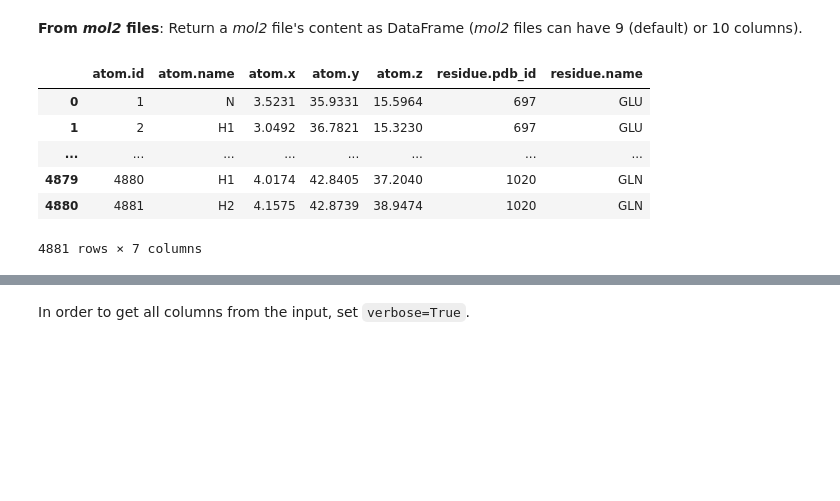
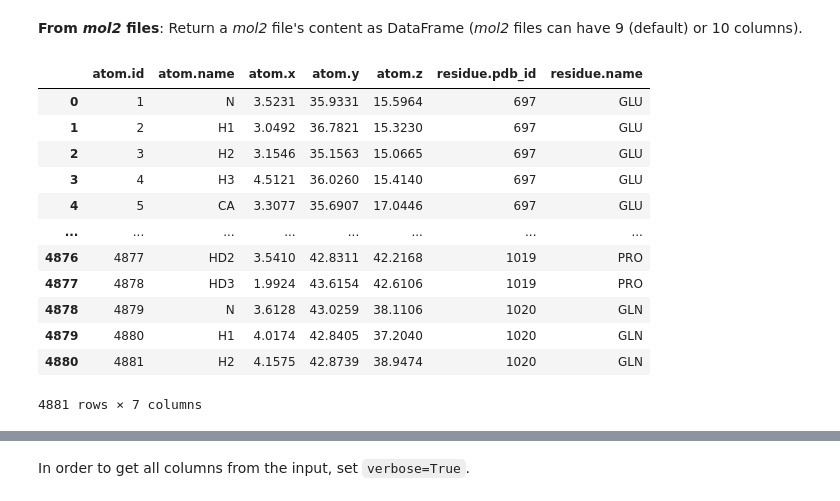
Before and after one commit to volkamerlab/opencadd, a Jupyter notebook: docs/tutorials/io.ipynb, the cells around one changed output, grey strips where cells are left out. Drawn from its saved outputs; the diff is of its cells as text; code cells hidden in the pictures; blank space fills up the shorter version.

```diff
--- a/docs/tutorials/io.ipynb
+++ b/docs/tutorials/io.ipynb
@@ -21,4 +20,2 @@ import pandas as pd
 from rdkit.Chem import Draw
 from rdkit.Chem.Draw import IPythonConsole
-# %%
-pd.set_option("display.max_rows", 5)
@@ -64,12 +55,18 @@ mol2_to_df = Mol2ToDataFrame()
 __From _mol2_ files__: Return a _mol2_ file's content as DataFrame (_mol2_ files can have 9 (default) or 10 columns).
 # %%
 # Mol2 files with 10 columns
-mol2_to_df.from_file(DATA_PATH / "2itz_chainA_protein.mol2")
+oc.DataFrame.from_file(DATA_PATH / "2itz_chainA_protein.mol2")
 # %% [output]
 |  | atom.id | atom.name | atom.x | atom.y | atom.z | residue.pdb_id | residue.name |
 | 0 | 1 | N | 3.5231 | 35.9331 | 15.5964 | 697 | GLU |
 | 1 | 2 | H1 | 3.0492 | 36.7821 | 15.3230 | 697 | GLU |
+| 2 | 3 | H2 | 3.1546 | 35.1563 | 15.0665 | 697 | GLU |
+| 3 | 4 | H3 | 4.5121 | 36.0260 | 15.4140 | 697 | GLU |
+| 4 | 5 | CA | 3.3077 | 35.6907 | 17.0446 | 697 | GLU |
 | ... | ... | ... | ... | ... | ... | ... | ... |
+| 4876 | 4877 | HD2 | 3.5410 | 42.8311 | 42.2168 | 1019 | PRO |
+| 4877 | 4878 | HD3 | 1.9924 | 43.6154 | 42.6106 | 1019 | PRO |
+| 4878 | 4879 | N | 3.6128 | 43.0259 | 38.1106 | 1020 | GLN |
 | 4879 | 4880 | H1 | 4.0174 | 42.8405 | 37.2040 | 1020 | GLN |
 | 4880 | 4881 | H2 | 4.1575 | 42.8739 | 38.9474 | 1020 | GLN |
 4881 rows × 7 columns
```
Also changed, not shown: parts of 24 cells of this notebook, 5 other files.
